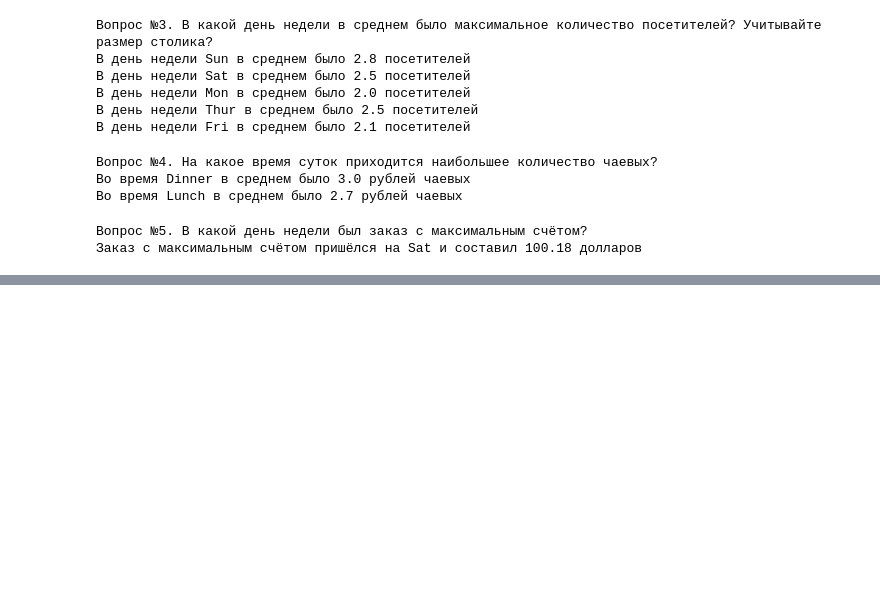
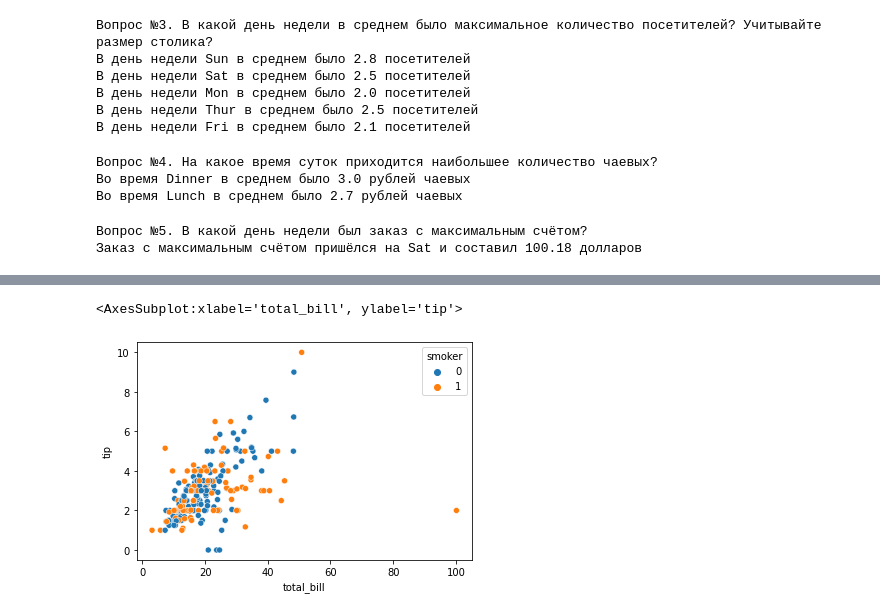
Before and after one commit to Andrew3100/DataScience, a Jupyter notebook: lab1.ipynb, the cells around one changed output, grey strips where cells are left out. Drawn from its saved outputs; the diff is of its cells as text; code cells hidden in the pictures; blank space fills up the shorter version.

```diff
--- a/lab1.ipynb
+++ b/lab1.ipynb
@@ -73,0 +130,5 @@ sbn.barplot(x='day', y='total_bill', hue='smoker', data=AH)
+# %%
+sbn.scatterplot(data=AH, x="total_bill", y="tip", hue="smoker")
+# %% [output]
+<AxesSubplot:xlabel='total_bill', ylabel='tip'>
+[figure, added]
```
Also changed, not shown: parts of 5 cells of this notebook.
